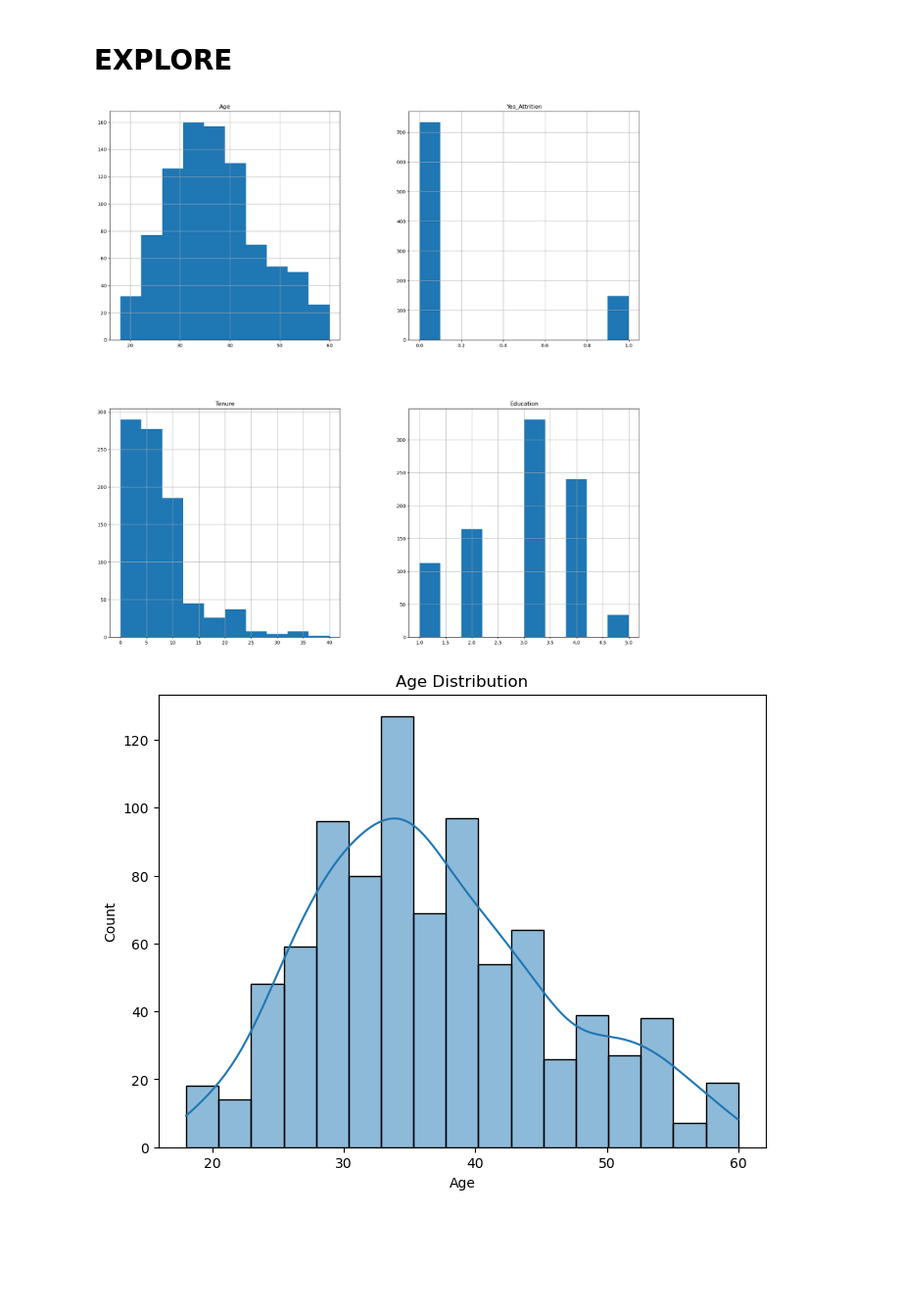
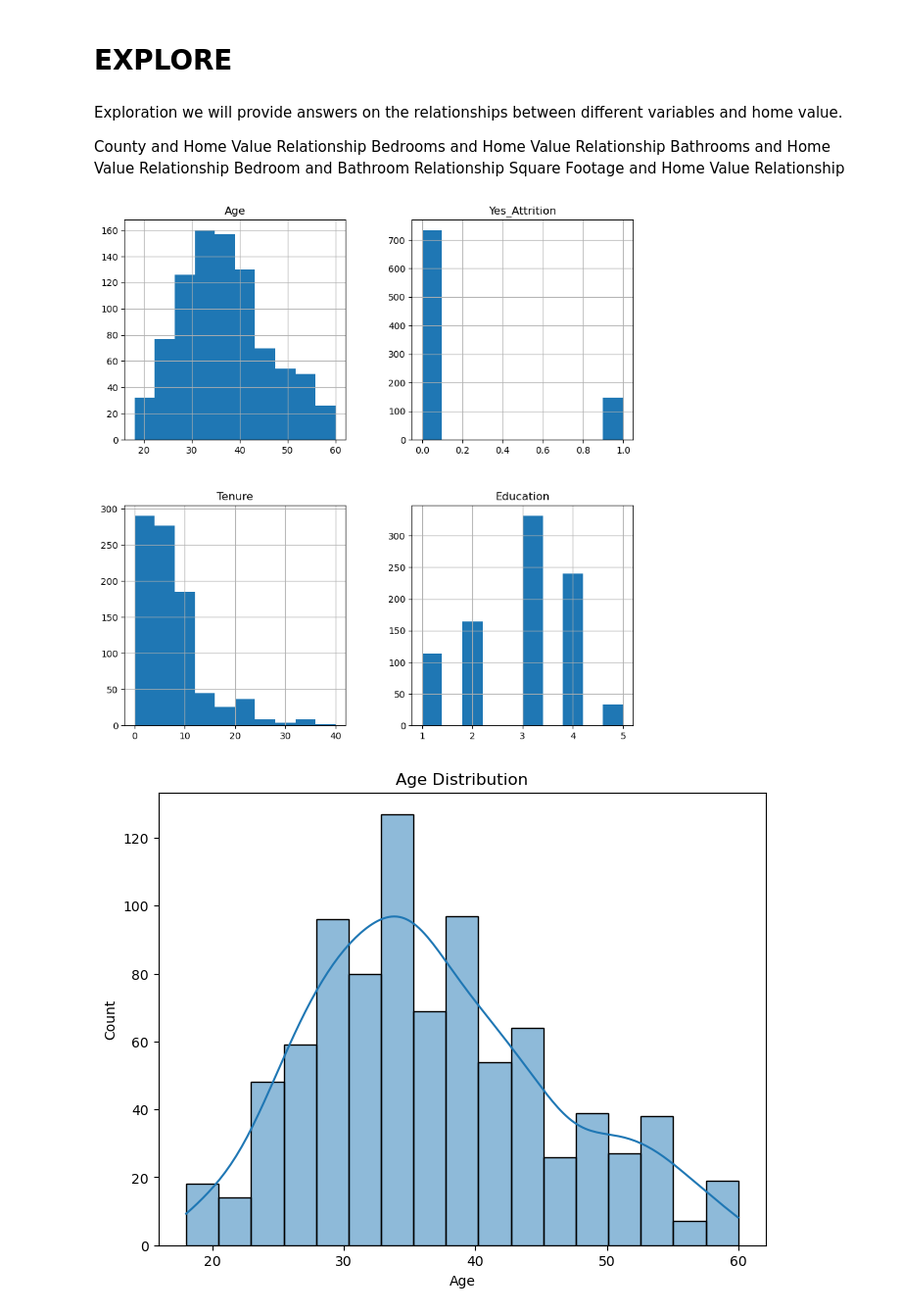
Before and after one commit to Miatta-Sinayoko/Employee-Churn-Prediction, a Jupyter notebook: explore.ipynb, the cells around one changed output. Shown at 98% size. Drawn from its saved outputs; the diff is of its cells as text; code cells hidden in the pictures; blank space fills up the shorter version.

```diff
--- a/explore.ipynb
+++ b/explore.ipynb
@@ -325,13 +321,21 @@ Validate shape: (294, 4)
 Test shape: (294, 4)
 # %% [markdown]
 # EXPLORE
+# %% [markdown]
+Exploration we will provide answers on the relationships between different variables and home value.
+
+County and Home Value Relationship
+Bedrooms and Home Value Relationship
+Bathrooms and Home Value Relationship
+Bedroom and Bathroom Relationship
+Square Footage and Home Value Relationship
 # %%
 # Visual of dataset before cleaning and split
 
-selected_train.hist(figsize=(20,20))
+selected_train.hist(figsize=(10,10))
 plt.show()
 # %% [output]
-[figure, old version]
+[figure, new version]
 # %%
 # Visualize the data
 
```
Also changed, not shown: parts of 32 cells of this notebook.
